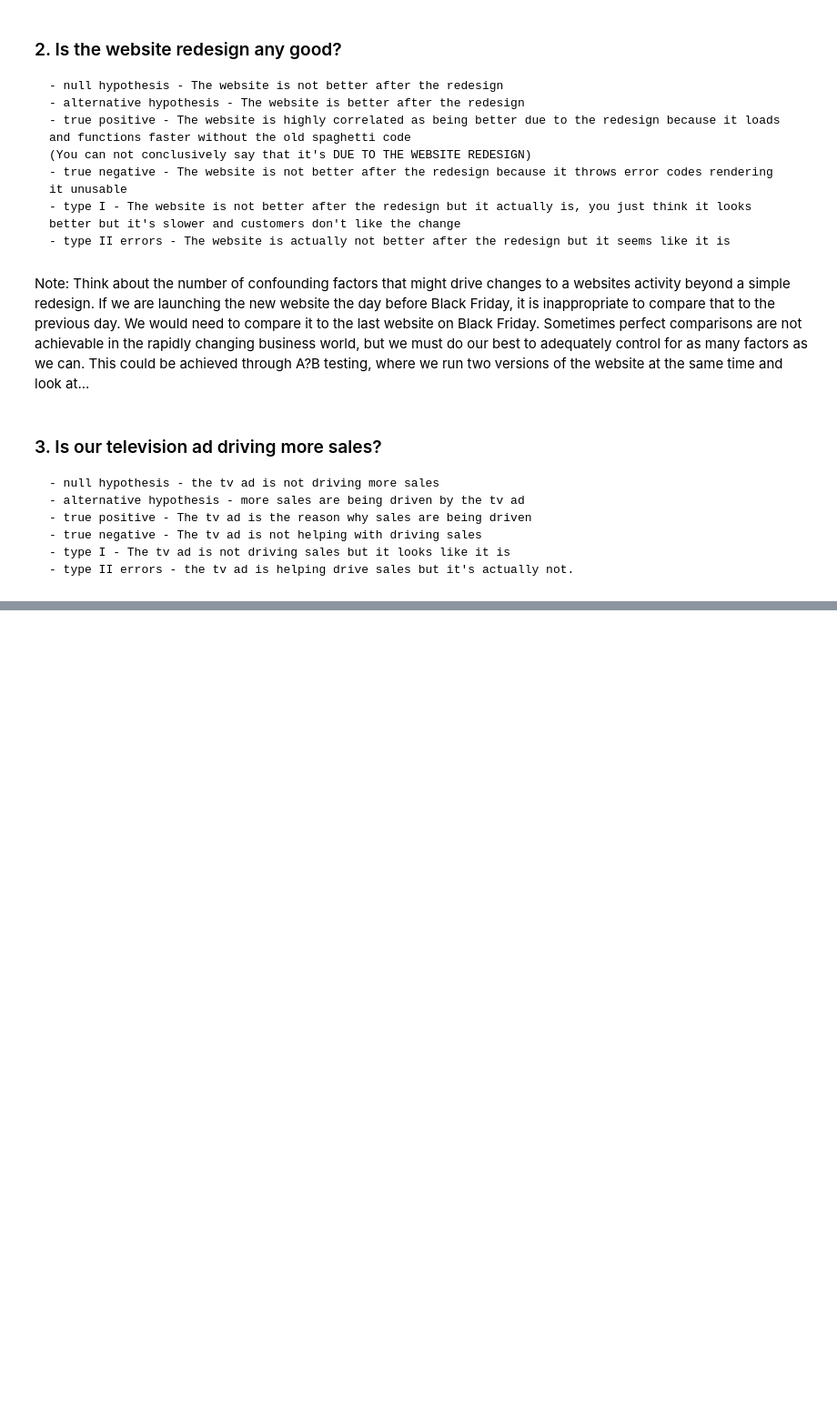
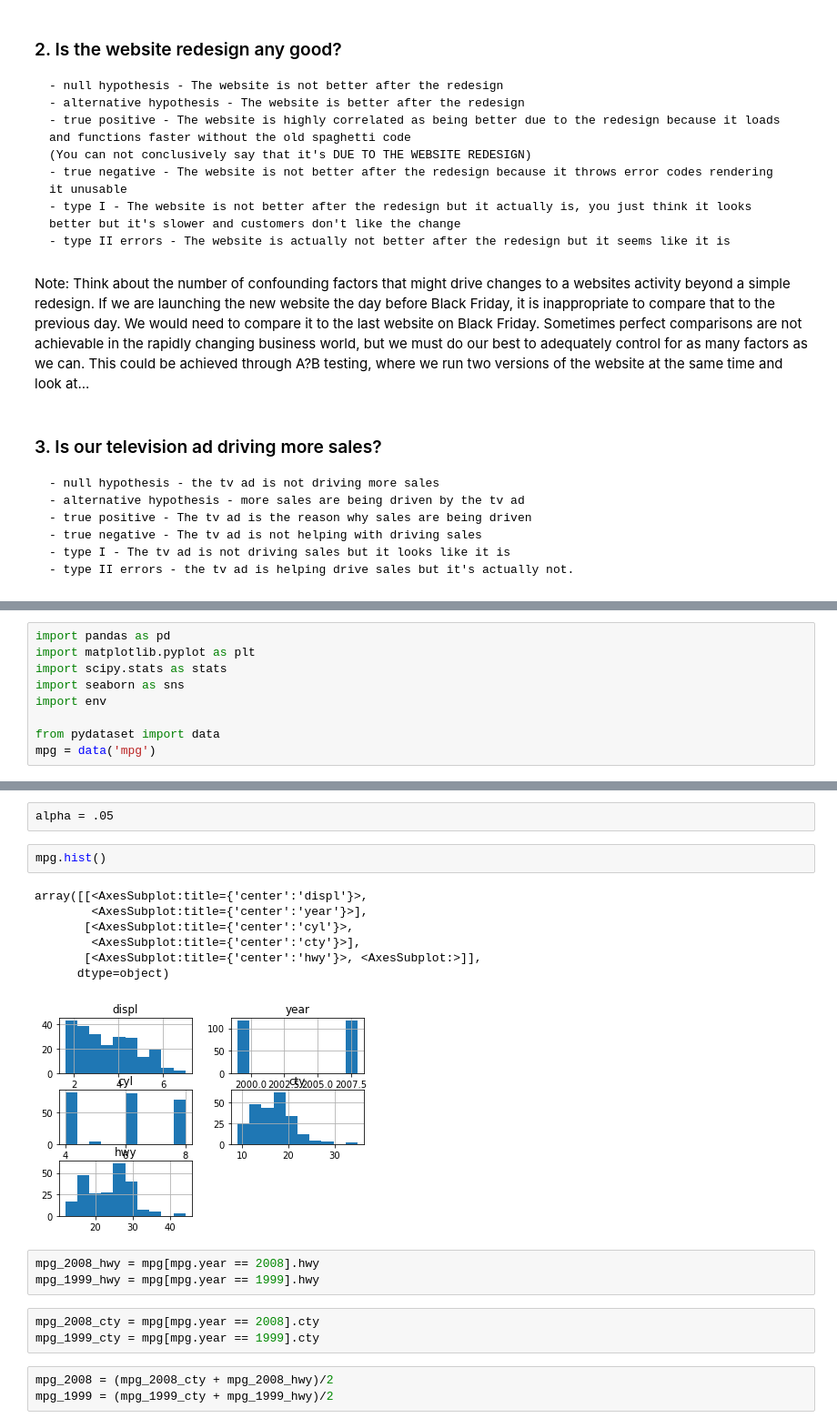
Before and after one commit to Jason-R-Turner/statistics-exercises, a Jupyter notebook: hypothesis_testing.ipynb, the cells around one changed output, grey strips where cells are left out. Shown at 91% size. Drawn from its saved outputs; the diff is of its cells as text; blank space fills up the shorter version.

```diff
--- a/hypothesis_testing.ipynb
+++ b/hypothesis_testing.ipynb
@@ -34,0 +37,9 @@ Note: Think about the number of confounding factors that might drive changes to
+# %%
+import pandas as pd
+import matplotlib.pyplot as plt
+import scipy.stats as stats
+import seaborn as sns
+import env
+
+from pydataset import data
+mpg = data('mpg')
@@ -34,0 +106,21 @@ Note: Think about the number of confounding factors that might drive changes to
+# %%
+alpha = .05
+# %%
+mpg.hist()
+# %% [output]
+array([[<AxesSubplot:title={'center':'displ'}>,
+        <AxesSubplot:title={'center':'year'}>],
+       [<AxesSubplot:title={'center':'cyl'}>,
+        <AxesSubplot:title={'center':'cty'}>],
+       [<AxesSubplot:title={'center':'hwy'}>, <AxesSubplot:>]],
+      dtype=object)
+[figure, added]
+# %%
+mpg_2008_hwy = mpg[mpg.year == 2008].hwy
+mpg_1999_hwy = mpg[mpg.year == 1999].hwy
+# %%
+mpg_2008_cty = mpg[mpg.year == 2008].cty
+mpg_1999_cty = mpg[mpg.year == 1999].cty
+# %%
+mpg_2008 = (mpg_2008_cty + mpg_2008_hwy)/2
+mpg_1999 = (mpg_1999_cty + mpg_1999_hwy)/2
```
Also changed, not shown: parts of 47 cells of this notebook, 1 other file.
